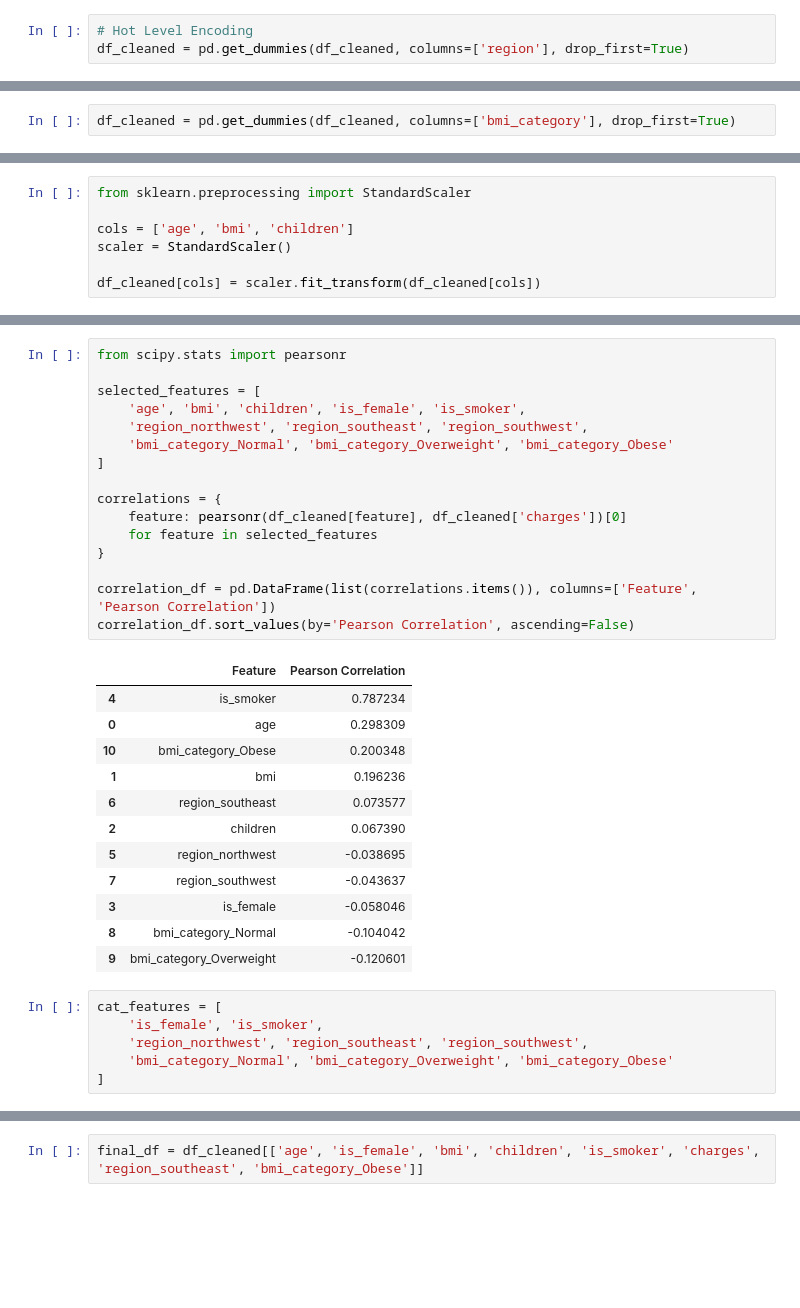
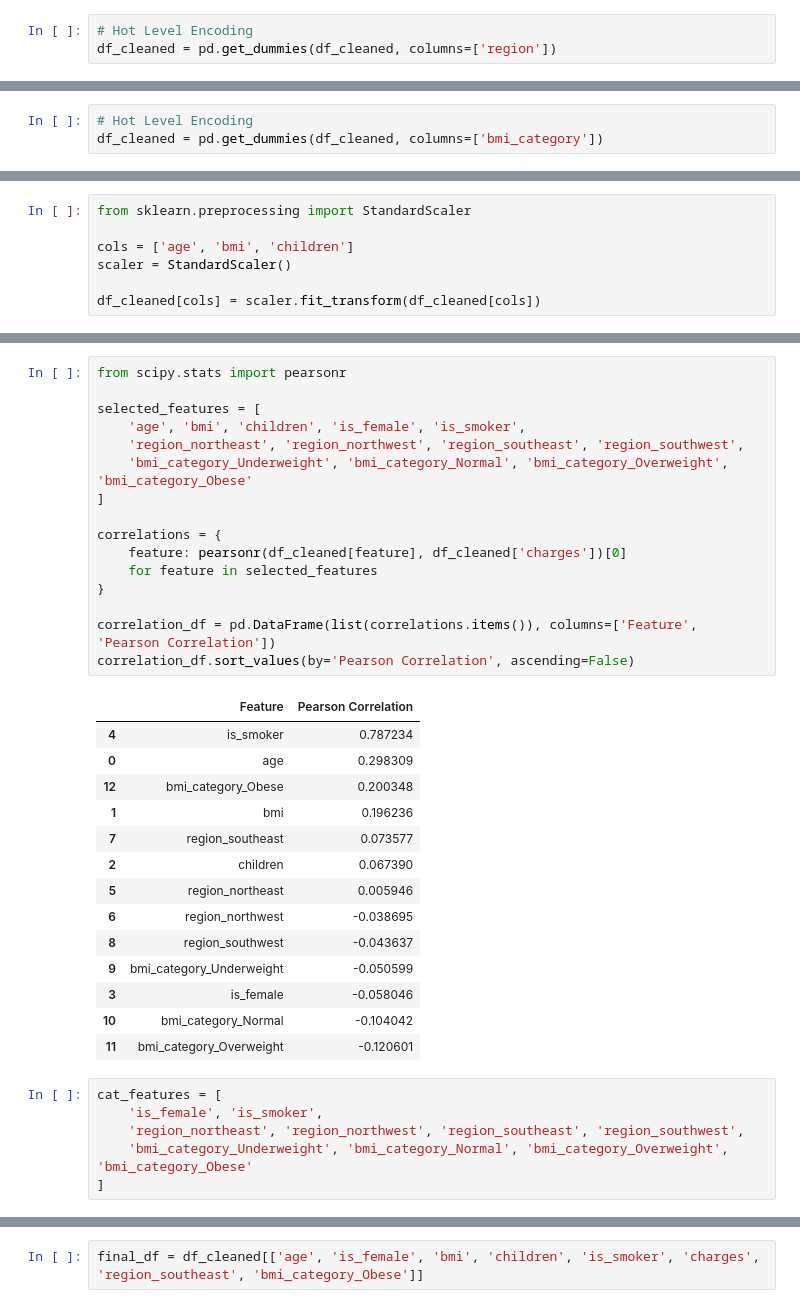
Before and after one commit to shuvomdhar/Data-Science-Learnings, a Jupyter notebook: Machine Learning/Part 1/insurance.ipynb, the cells around one changed output, grey strips where cells are left out. Saved outputs shown, nothing was run; the diff lists cells and outputs as text; blank space fills up the shorter version.

```diff
--- a/Machine Learning/Part 1/insurance.ipynb
+++ b/Machine Learning/Part 1/insurance.ipynb
@@ -238,7 +262,7 @@ northeast    324
 Name: count, dtype: int64
 # %%
 # Hot Level Encoding
-df_cleaned = pd.get_dummies(df_cleaned, columns=['region'], drop_first=True)
+df_cleaned = pd.get_dummies(df_cleaned, columns=['region'])
 # %%
 df_cleaned.head()
 # %% [output]
@@ -298,5 +337,6 @@ df_cleaned
 # %%
-df_cleaned = pd.get_dummies(df_cleaned, columns=['bmi_category'], drop_first=True)
+# Hot Level Encoding
+df_cleaned = pd.get_dummies(df_cleaned, columns=['bmi_category'])
 # %%
 df_cleaned
 # %% [output]
@@ -358,37 +399,39 @@ df_cleaned.head()
 # %%
 from scipy.stats import pearsonr
 
 selected_features = [
     'age', 'bmi', 'children', 'is_female', 'is_smoker',
-    'region_northwest', 'region_southeast', 'region_southwest',
-    'bmi_category_Normal', 'bmi_category_Overweight', 'bmi_category_Obese'
+    'region_northeast', 'region_northwest', 'region_southeast', 'region_southwest',
+    'bmi_category_Underweight', 'bmi_category_Normal', 'bmi_category_Overweight', 'bmi_category_Obese'
 ]
 
 correlations = {
     feature: pearsonr(df_cleaned[feature], df_cleaned['charges'])[0]
     for feature in selected_features
 }
 
 correlation_df = pd.DataFrame(list(correlations.items()), columns=['Feature', 'Pearson Correlation'])
 correlation_df.sort_values(by='Pearson Correlation', ascending=False)
 # %% [output]
 |  | Feature | Pearson Correlation |
 | 4 | is_smoker | 0.787234 |
 | 0 | age | 0.298309 |
-| 10 | bmi_category_Obese | 0.200348 |
+| 12 | bmi_category_Obese | 0.200348 |
 | 1 | bmi | 0.196236 |
-| 6 | region_southeast | 0.073577 |
+| 7 | region_southeast | 0.073577 |
 | 2 | children | 0.067390 |
-| 5 | region_northwest | -0.038695 |
-| 7 | region_southwest | -0.043637 |
+| 5 | region_northeast | 0.005946 |
+| 6 | region_northwest | -0.038695 |
+| 8 | region_southwest | -0.043637 |
+| 9 | bmi_category_Underweight | -0.050599 |
 | 3 | is_female | -0.058046 |
-| 8 | bmi_category_Normal | -0.104042 |
-| 9 | bmi_category_Overweight | -0.120601 |
+| 10 | bmi_category_Normal | -0.104042 |
+| 11 | bmi_category_Overweight | -0.120601 |
 # %%
 cat_features = [
     'is_female', 'is_smoker',
-    'region_northwest', 'region_southeast', 'region_southwest',
-    'bmi_category_Normal', 'bmi_category_Overweight', 'bmi_category_Obese'
+    'region_northeast', 'region_northwest', 'region_southeast', 'region_southwest',
+    'bmi_category_Underweight', 'bmi_category_Normal', 'bmi_category_Overweight', 'bmi_category_Obese'
 ]
 # %%
 # Chi-square test
```
Also changed, not shown: parts of 13 cells of this notebook, 2 other files.
